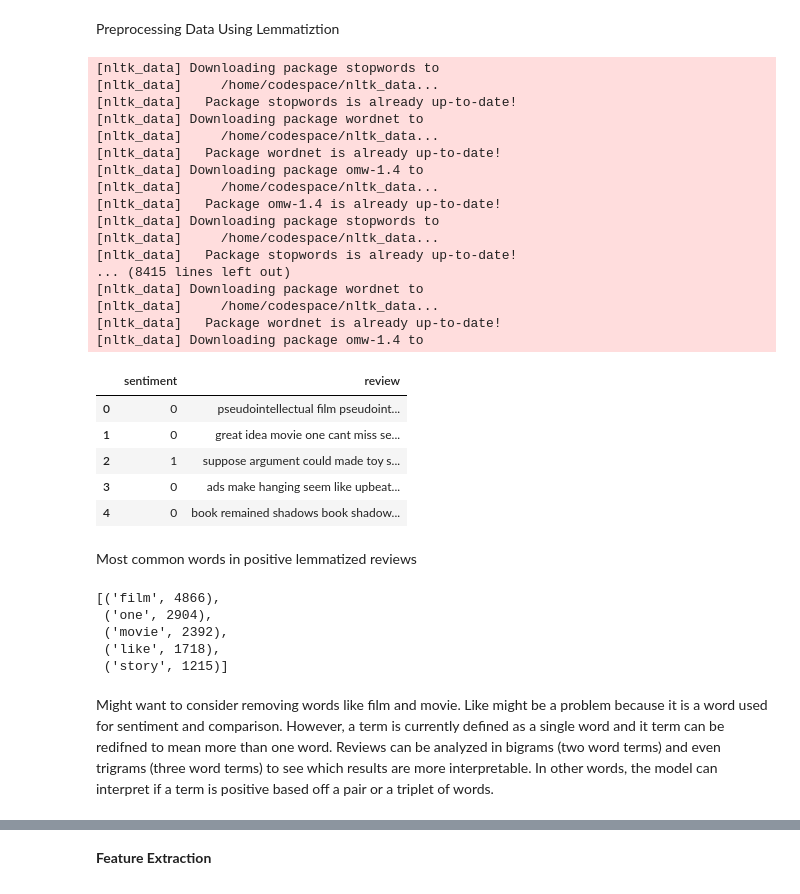
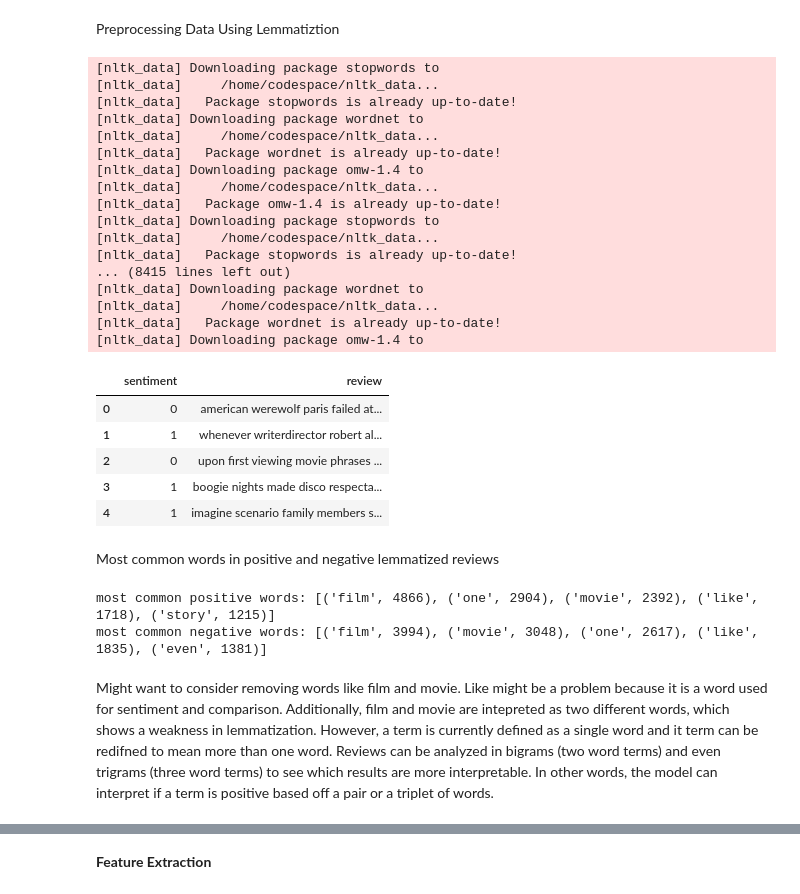
Before and after one commit to benbesthof/Naive-Reviews, a Jupyter notebook: B_Besthof_M10_assn.ipynb, the cells around one changed output, grey strips where cells are left out. Saved outputs shown, nothing was run; the diff lists cells and outputs as text; code cells hidden in the pictures.

Commit message:
models built almost

```diff
--- a/B_Besthof_M10_assn.ipynb
+++ b/B_Besthof_M10_assn.ipynb
@@ -49,6 +64,9 @@ Dealing with unstructured data, specifically text, can get tedious because it ta
 
 The unit of analysis is the sentiment expressed by the movie review text
 # %%
+#creating the dataframe
+
+#defining the paths of the files
 neg_path = '/workspaces/Naive-Reviews/neg/'
 pos_path = '/workspaces/Naive-Reviews/pos/'
 
@@ -84,6 +102,10 @@ df_pos = get_docs(pos_path, 1)
 
 #shuffle data so that the model does not interpret a pattern based on position of sentiments (all the negative reviews being listed first and the postive ones last)
 df = pd.concat([df_neg, df_pos], axis = 0).sample(frac = 1).reset_index(drop = True)
+
+#creating a copy of the dataset to compare effects of preprocessing
+df_copy = df.copy()
+
 df.head()
 # %% [output]
 |  | sentiment | review |
@@ -162,68 +195,76 @@ def dapptext_lem(dfcolumn):
     stops = [word for word in cleaner.split(' ') if word not in stopwords.words('english')]
 
     #remove stopwords
     cleaner = ' '.join(stops)
 
     #lemmatize words
     lemons = [lemmitizer.lemmatize(word) for word in cleaner]
 
     #keep only lemmatuzed words
     cleanest = ''.join(lemons)
     return cleanest
-df['review'] = df['review'].apply(dapptext_lem)
-df.head()
+df_copy['review'] = df_copy['review'].apply(dapptext_lem)
+df_copy.head()
 # %% [output]
 [nltk_data] Downloading package stopwords to
 [nltk_data]     /home/codespace/nltk_data...
 [nltk_data]   Package stopwords is already up-to-date!
 [nltk_data] Downloading package wordnet to
 [nltk_data]     /home/codespace/nltk_data...
 [nltk_data]   Package wordnet is already up-to-date!
 [nltk_data] Downloading package omw-1.4 to
 [nltk_data]     /home/codespace/nltk_data...
 [nltk_data]   Package omw-1.4 is already up-to-date!
 [nltk_data] Downloading package stopwords to
 [nltk_data]     /home/codespace/nltk_data...
 [nltk_data]   Package stopwords is already up-to-date!
 ... (8415 lines left out)
 [nltk_data] Downloading package wordnet to
 [nltk_data]     /home/codespace/nltk_data...
 [nltk_data]   Package wordnet is already up-to-date!
 [nltk_data] Downloading package omw-1.4 to
 |  | sentiment | review |
-| 0 | 0 | pseudointellectual film pseudoint... |
-| 1 | 0 | great idea movie one cant miss se... |
-| 2 | 1 | suppose argument could made toy s... |
-| 3 | 0 | ads make hanging seem like upbeat... |
-| 4 | 0 | book remained shadows book shadow... |
+| 0 | 0 | american werewolf paris failed at... |
+| 1 | 1 | whenever writerdirector robert al... |
+| 2 | 0 | upon first viewing movie phrases ... |
+| 3 | 1 | boogie nights made disco respecta... |
+| 4 | 1 | imagine scenario family members s... |
 # %% [markdown]
-Most common words in positive lemmatized reviews
+Most common words in positive and negative lemmatized reviews
 # %%
 #extract key value pairs from dataframe
 tuples1 = [(df['review'][i], df['sentiment'][i]) for i in range(len(df))]
 
-#separate each review
-allwords = df['review'].str.cat(sep = '')
+tuples_copy = [(df_copy['review'][i], df_copy['sentiment'][i]) for i in range(len(df_copy))]
+
+#gather all text from reviews together
+allwords = df_copy['review'].str.cat(sep = '')
 
 #create list of all the words in the corpus
 wordlist = allwords.split()
 
 #gather positive reviews
-dfpos = df[df['sentiment'] == 1]
+dfpos = df_copy[df_copy['sentiment'] == 1]
 
+#gather negative reviews
+dfneg = df_copy[df_copy['sentiment'] == 0]
 
 posallwords = dfpos['review'].str.cat(sep = '')
+negallwords = dfneg['review'].str.cat(sep = '')
+
 #create list of all the positive words in the corpus
 poswordlist = posallwords.split()
 
+#create list of all the negative words in the corpus
+negwordlist = negallwords.split()
+
 #create frequency distribution of positive words
 fdist1 = FreqDist(poswordlist)
-fdist1.most_common(5)
+fdist2 = FreqDist(negwordlist)
+print('most common positive words:', fdist1.most_common(5))
+print('most common negative words:', fdist2.most_common(5))
 # %% [output]
-[('film', 4866),
- ('one', 2904),
- ('movie', 2392),
- ('like', 1718),
- ('story', 1215)]
+most common positive words: [('film', 4866), ('one', 2904), ('movie', 2392), ('like', 1718), ('story', 1215)]
+most common negative words: [('film', 3994), ('movie', 3048), ('one', 2617), ('like', 1835), ('even', 1381)]
 # %% [markdown]
-Might want to consider removing words like film and movie. Like might be a problem because it is a word used for sentiment and comparison. However, a term is currently defined as a single word and it term can be redifned to mean more than one word. Reviews can be analyzed in bigrams (two word terms) and even trigrams (three word terms) to see which results are more interpretable. In other words, the model can interpret if a term is positive based off a pair or a triplet of words.
+Might want to consider removing words like film and movie. Like might be a problem because it is a word used for sentiment and comparison. Additionally, film and movie are intepreted as two different words, which shows a weakness in lemmatization. However, a term is currently defined as a single word and it term can be redifned to mean more than one word. Reviews can be analyzed in bigrams (two word terms) and even trigrams (three word terms) to see which results are more interpretable. In other words, the model can interpret if a term is positive based off a pair or a triplet of words.
```
Also changed, not shown: parts of 20 cells of this notebook.
